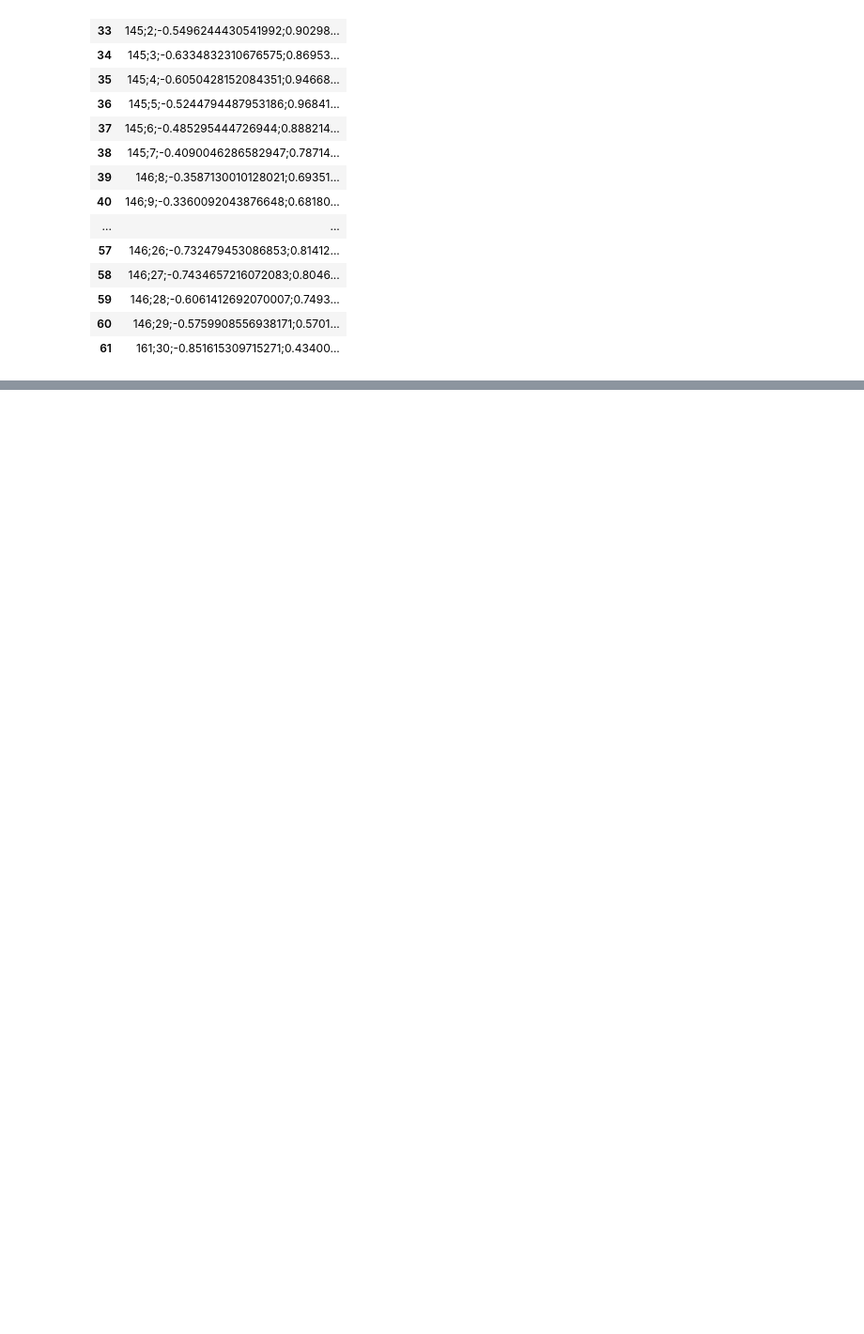
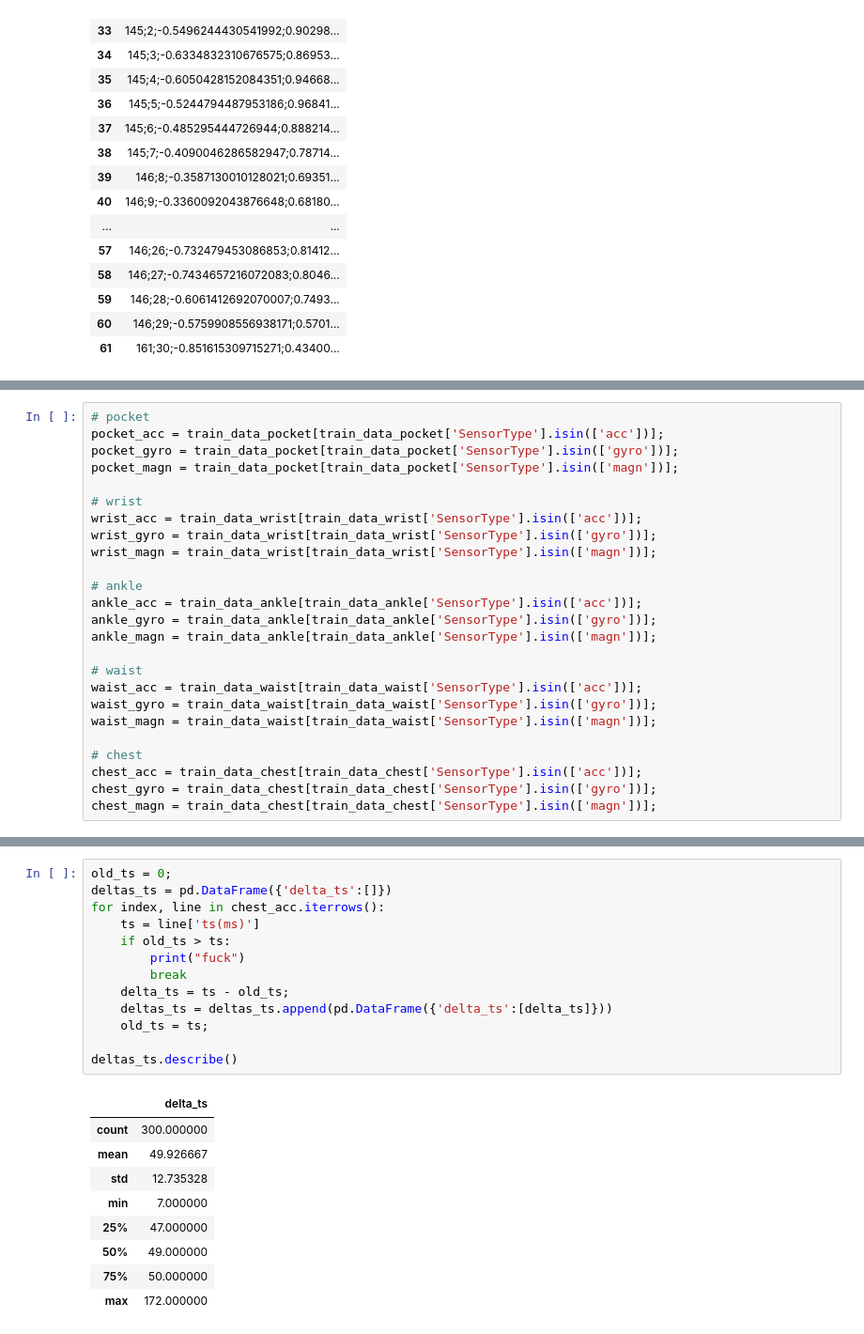
Before and after one commit to pbmiguel/py-har, a Jupyter notebook: TASKS/T1/pre-processing/2016-ANSAMO-preprocessing.ipynb, the cells around one changed output, grey strips where cells are left out. Shown at 94% size. Drawn from its saved outputs; the diff is of its cells as text; blank space fills up the shorter version.

```diff
--- a/TASKS/T1/pre-processing/2016-ANSAMO-preprocessing.ipynb
+++ b/TASKS/T1/pre-processing/2016-ANSAMO-preprocessing.ipynb
@@ -96,0 +178,25 @@ for file in files:
+# %%
+# pocket
+pocket_acc = train_data_pocket[train_data_pocket['SensorType'].isin(['acc'])];
+pocket_gyro = train_data_pocket[train_data_pocket['SensorType'].isin(['gyro'])];
+pocket_magn = train_data_pocket[train_data_pocket['SensorType'].isin(['magn'])];
+
+# wrist
+wrist_acc = train_data_wrist[train_data_wrist['SensorType'].isin(['acc'])];
+wrist_gyro = train_data_wrist[train_data_wrist['SensorType'].isin(['gyro'])];
+wrist_magn = train_data_wrist[train_data_wrist['SensorType'].isin(['magn'])];
+
+# ankle
+ankle_acc = train_data_ankle[train_data_ankle['SensorType'].isin(['acc'])];
+ankle_gyro = train_data_ankle[train_data_ankle['SensorType'].isin(['gyro'])];
+ankle_magn = train_data_ankle[train_data_ankle['SensorType'].isin(['magn'])];
+
+# waist
+waist_acc = train_data_waist[train_data_waist['SensorType'].isin(['acc'])];
+waist_gyro = train_data_waist[train_data_waist['SensorType'].isin(['gyro'])];
+waist_magn = train_data_waist[train_data_waist['SensorType'].isin(['magn'])];
+
+# chest
+chest_acc = train_data_chest[train_data_chest['SensorType'].isin(['acc'])];
+chest_gyro = train_data_chest[train_data_chest['SensorType'].isin(['gyro'])];
+chest_magn = train_data_chest[train_data_chest['SensorType'].isin(['magn'])];
@@ -96,0 +243,23 @@ for file in files:
+# %%
+old_ts = 0;
+deltas_ts = pd.DataFrame({'delta_ts':[]})
+for index, line in chest_acc.iterrows():
+    ts = line['ts(ms)']
+    if old_ts > ts:
+        print("fuck")
+        break
+    delta_ts = ts - old_ts;
+    deltas_ts = deltas_ts.append(pd.DataFrame({'delta_ts':[delta_ts]}))
+    old_ts = ts;
+
+deltas_ts.describe()
+# %% [output]
+|  | delta_ts |
+| count | 300.000000 |
+| mean | 49.926667 |
+| std | 12.735328 |
+| min | 7.000000 |
+| 25% | 47.000000 |
+| 50% | 49.000000 |
+| 75% | 50.000000 |
+| max | 172.000000 |
```
Also changed, not shown: parts of 17 cells of this notebook, 2 other files.
